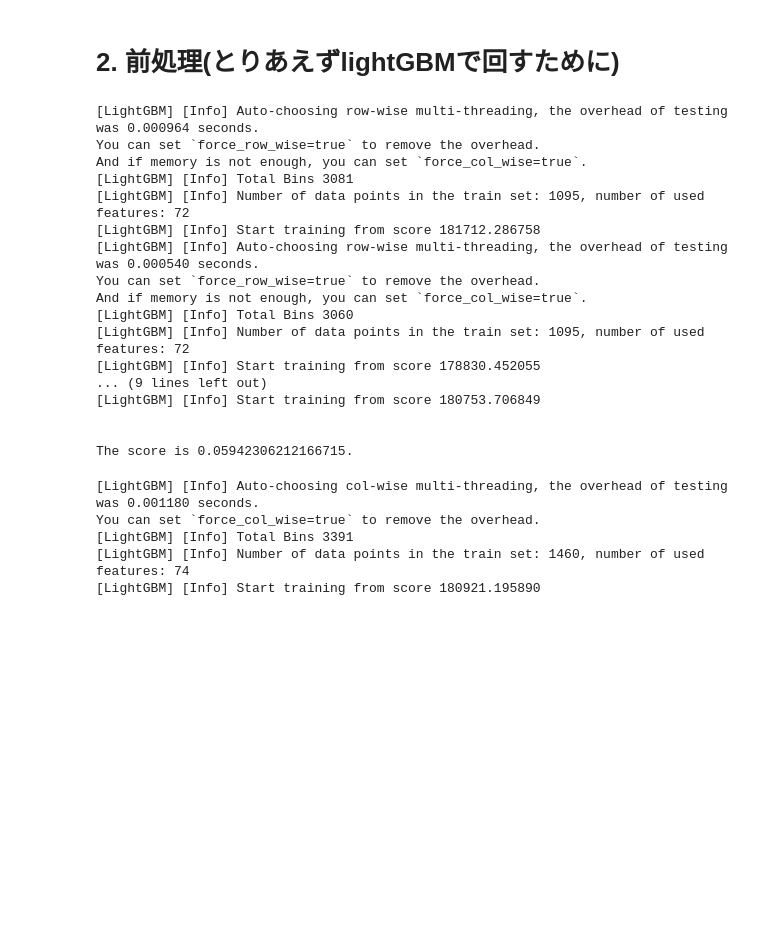
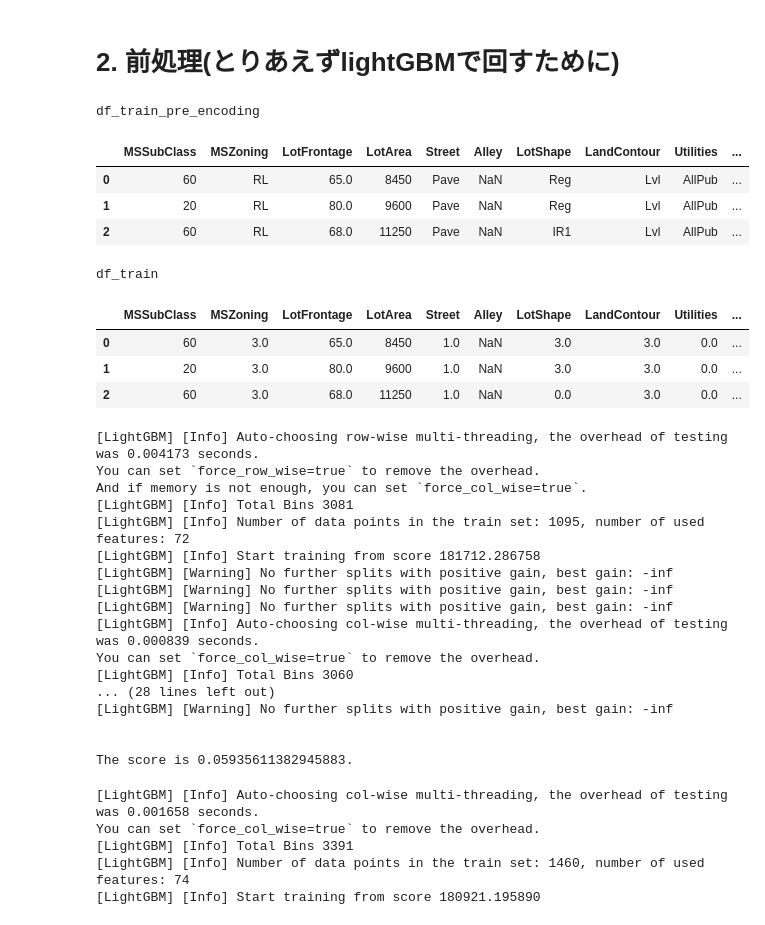
Before and after one commit to T0bbuT/kaggle_house_price, a Jupyter notebook: 再分析.ipynb, the cells around one changed output. Drawn from its saved outputs; the diff is of its cells as text; code cells hidden in the pictures; blank space fills up the shorter version.

Commit message:
・ハイパーパラメータを少し弄ってみた(max_depth": 20,"learning_rate": 0.1,) ・ラベルエンコーディング後の相関係数行列を表示できるように 　　・まだラベルの順位を考えていないので意味を成していない？

```diff
--- a/再分析.ipynb
+++ b/再分析.ipynb
@@ -142,22 +142,35 @@ plt.show()
 # %%
 # lightGBMに突っ込むためには数値型(またはbool型)である必要があるので、object型のデータをlabel encodingで処理する
 # https://qiita.com/Hyperion13fleet/items/afa49a84bd5db65ffc31　こっちのほうが便利？
 
 from sklearn.preprocessing import OrdinalEncoder
 from sklearn.model_selection import train_test_split
 from sklearn.model_selection import KFold
 from lightgbm import LGBMRegressor
 from sklearn.metrics import root_mean_squared_error as rmse
 
 # object型のデータが入っている列を抽出
 object_columns = df_train.select_dtypes(include="object").columns
 df_train_pre_encoding = df_train.copy()
 df_test_pre_encoding = df_test.copy()
 
 # ラベルエンコーディング
 oe = OrdinalEncoder()
 df_train[object_columns] = oe.fit_transform(df_train[object_columns])
 df_test[object_columns] = oe.fit_transform(df_test[object_columns])
 
-# display(df_train_pre_encoding.head(10))
-# display(df_train.head(10))
+print("df_train_pre_encoding")
+display(df_train_pre_encoding.head(3))
+print("df_train")
+display(df_train.head(3))
+# %% [output]
+df_train_pre_encoding
+|  | MSSubClass | MSZoning | LotFrontage | LotArea | Street | Alley | LotShape | LandContour | Utilities | ... |
+| 0 | 60 | RL | 65.0 | 8450 | Pave | NaN | Reg | Lvl | AllPub | ... |
+| 1 | 20 | RL | 80.0 | 9600 | Pave | NaN | Reg | Lvl | AllPub | ... |
+| 2 | 60 | RL | 68.0 | 11250 | Pave | NaN | IR1 | Lvl | AllPub | ... |
+df_train
+|  | MSSubClass | MSZoning | LotFrontage | LotArea | Street | Alley | LotShape | LandContour | Utilities | ... |
+| 0 | 60 | 3.0 | 65.0 | 8450 | 1.0 | NaN | 3.0 | 3.0 | 0.0 | ... |
+| 1 | 20 | 3.0 | 80.0 | 9600 | 1.0 | NaN | 3.0 | 3.0 | 0.0 | ... |
+| 2 | 60 | 3.0 | 68.0 | 11250 | 1.0 | NaN | 0.0 | 3.0 | 0.0 | ... |
@@ -169,12 +193,19 @@ y = df_train["SalePrice"]
 kf = KFold(n_splits=4, shuffle=True, random_state=42)
 
 scores = []
+params = {
+    "max_depth": 20,
+    "learning_rate": 0.1,
+}
+# パラメータチューニングにはoptunaというのを使うと良いらしい
+# https://qiita.com/tetsuro731/items/a19a85fd296d4b87c367
+# https://qiita.com/tetsuro731/items/76434194bab336a97172
 
 for tr_idx, va_idx in kf.split(X):
     X_tr, X_va = X.iloc[tr_idx], X.iloc[va_idx]
     y_tr, y_va = y.iloc[tr_idx], y.iloc[va_idx]
 
-    model = LGBMRegressor(max_depth=-1)
+    model = LGBMRegressor(**params)
     # GBDTのパラメータについて。https://knknkn.hatenablog.com/entry/2021/06/29/125226
     model.fit(X_tr, y_tr)
     y_pred = model.predict(X_va)
@@ -183,36 +214,35 @@ for tr_idx, va_idx in kf.split(X):
 
 print(f"\n\nThe score is {np.mean(scores)}.")
 
-# 次にやること：max_depthのチューニングってどうやればいいだろう？てか一回さっさと提出してみないか？
 # メモ：[LightGBM] [Warning] No further splits with positive gain, best gain: -infについて
 # これは「決定木の作成中、これ以上分岐を作っても予測誤差が下がらなかったのでこれ以上分岐をさせなかった」ことを意味するらしい
 # %% [output]
-[LightGBM] [Info] Auto-choosing row-wise multi-threading, the overhead of testing was 0.000964 seconds.
+[LightGBM] [Info] Auto-choosing row-wise multi-threading, the overhead of testing was 0.004173 seconds.
 You can set `force_row_wise=true` to remove the overhead.
 And if memory is not enough, you can set `force_col_wise=true`.
 [LightGBM] [Info] Total Bins 3081
 [LightGBM] [Info] Number of data points in the train set: 1095, number of used features: 72
 [LightGBM] [Info] Start training from score 181712.286758
-[LightGBM] [Info] Auto-choosing row-wise multi-threading, the overhead of testing was 0.000540 seconds.
-You can set `force_row_wise=true` to remove the overhead.
-And if memory is not enough, you can set `force_col_wise=true`.
+[LightGBM] [Warning] No further splits with positive gain, best gain: -inf
+[LightGBM] [Warning] No further splits with positive gain, best gain: -inf
+[LightGBM] [Warning] No further splits with positive gain, best gain: -inf
+[LightGBM] [Info] Auto-choosing col-wise multi-threading, the overhead of testing was 0.000839 seconds.
+You can set `force_col_wise=true` to remove the overhead.
 [LightGBM] [Info] Total Bins 3060
-[LightGBM] [Info] Number of data points in the train set: 1095, number of used features: 72
-[LightGBM] [Info] Start training from score 178830.452055
-... (9 lines left out)
-[LightGBM] [Info] Start training from score 180753.706849
+... (28 lines left out)
+[LightGBM] [Warning] No further splits with positive gain, best gain: -inf
 
 
-The score is 0.05942306212166715.
+The score is 0.05935611382945883.
 # %%
-# 一度このまま提出用のデータを出力してしまおう
-model = LGBMRegressor(max_depth=-1)
-model.fit(X, y)
-sub_pred = model.predict(df_test)
-submission = pd.DataFrame({"Id": df_test_Id, "SalePrice": sub_pred})
-submission.to_csv("train_test_submission\submission.csv", index=False)
+# # 一度このまま提出用のデータを出力
+# model = LGBMRegressor(max_depth=-1)
+# model.fit(X, y)
+# sub_pred = model.predict(df_test)
+# submission = pd.DataFrame({"Id": df_test_Id, "SalePrice": sub_pred})
+# submission.to_csv(r"train_test_submission\submission.csv", index=False)
 # %% [output]
-[LightGBM] [Info] Auto-choosing col-wise multi-threading, the overhead of testing was 0.001180 seconds.
+[LightGBM] [Info] Auto-choosing col-wise multi-threading, the overhead of testing was 0.001658 seconds.
 You can set `force_col_wise=true` to remove the overhead.
 [LightGBM] [Info] Total Bins 3391
 [LightGBM] [Info] Number of data points in the train set: 1460, number of used features: 74
```
Also changed, not shown: parts of 2 cells of this notebook, 3 other files.
